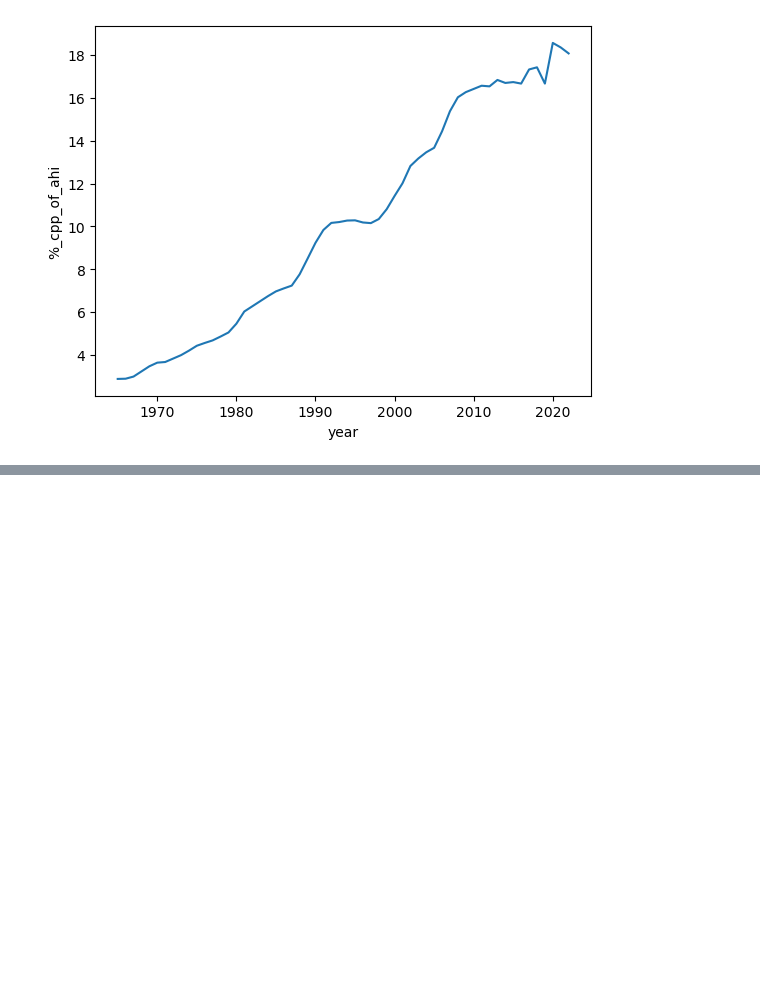
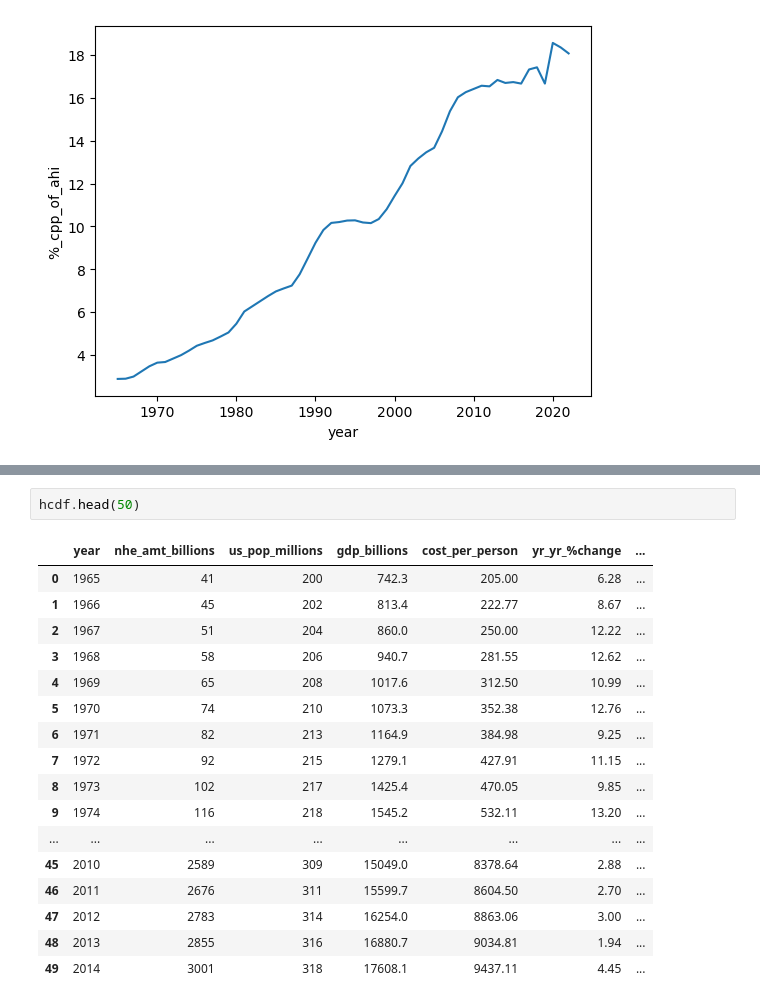
Before and after one commit to AndrewR321/Capstone, a Jupyter notebook: notebooks/Healthcare capstone 1960-2022.ipynb, the cells around one changed output, grey strips where cells are left out. Drawn from its saved outputs; the diff is of its cells as text; blank space fills up the shorter version.

```diff
--- a/notebooks/Healthcare capstone 1960-2022.ipynb
+++ b/notebooks/Healthcare capstone 1960-2022.ipynb
@@ -285,0 +327,20 @@ inf.head()
+# %%
+hcdf.head(50)
+# %% [output]
+|  | year | nhe_amt_billions | us_pop_millions | gdp_billions | cost_per_person | yr_yr_%change | ... |
+| 0 | 1965 | 41 | 200 | 742.3 | 205.00 | 6.28 | ... |
+| 1 | 1966 | 45 | 202 | 813.4 | 222.77 | 8.67 | ... |
+| 2 | 1967 | 51 | 204 | 860.0 | 250.00 | 12.22 | ... |
+| 3 | 1968 | 58 | 206 | 940.7 | 281.55 | 12.62 | ... |
+| 4 | 1969 | 65 | 208 | 1017.6 | 312.50 | 10.99 | ... |
+| 5 | 1970 | 74 | 210 | 1073.3 | 352.38 | 12.76 | ... |
+| 6 | 1971 | 82 | 213 | 1164.9 | 384.98 | 9.25 | ... |
+| 7 | 1972 | 92 | 215 | 1279.1 | 427.91 | 11.15 | ... |
+| 8 | 1973 | 102 | 217 | 1425.4 | 470.05 | 9.85 | ... |
+| 9 | 1974 | 116 | 218 | 1545.2 | 532.11 | 13.20 | ... |
+| ... | ... | ... | ... | ... | ... | ... | ... |
+| 45 | 2010 | 2589 | 309 | 15049.0 | 8378.64 | 2.88 | ... |
+| 46 | 2011 | 2676 | 311 | 15599.7 | 8604.50 | 2.70 | ... |
+| 47 | 2012 | 2783 | 314 | 16254.0 | 8863.06 | 3.00 | ... |
+| 48 | 2013 | 2855 | 316 | 16880.7 | 9034.81 | 1.94 | ... |
+| 49 | 2014 | 3001 | 318 | 17608.1 | 9437.11 | 4.45 | ... |
```
Also changed, not shown: parts of 14 cells of this notebook, 2 other files.
